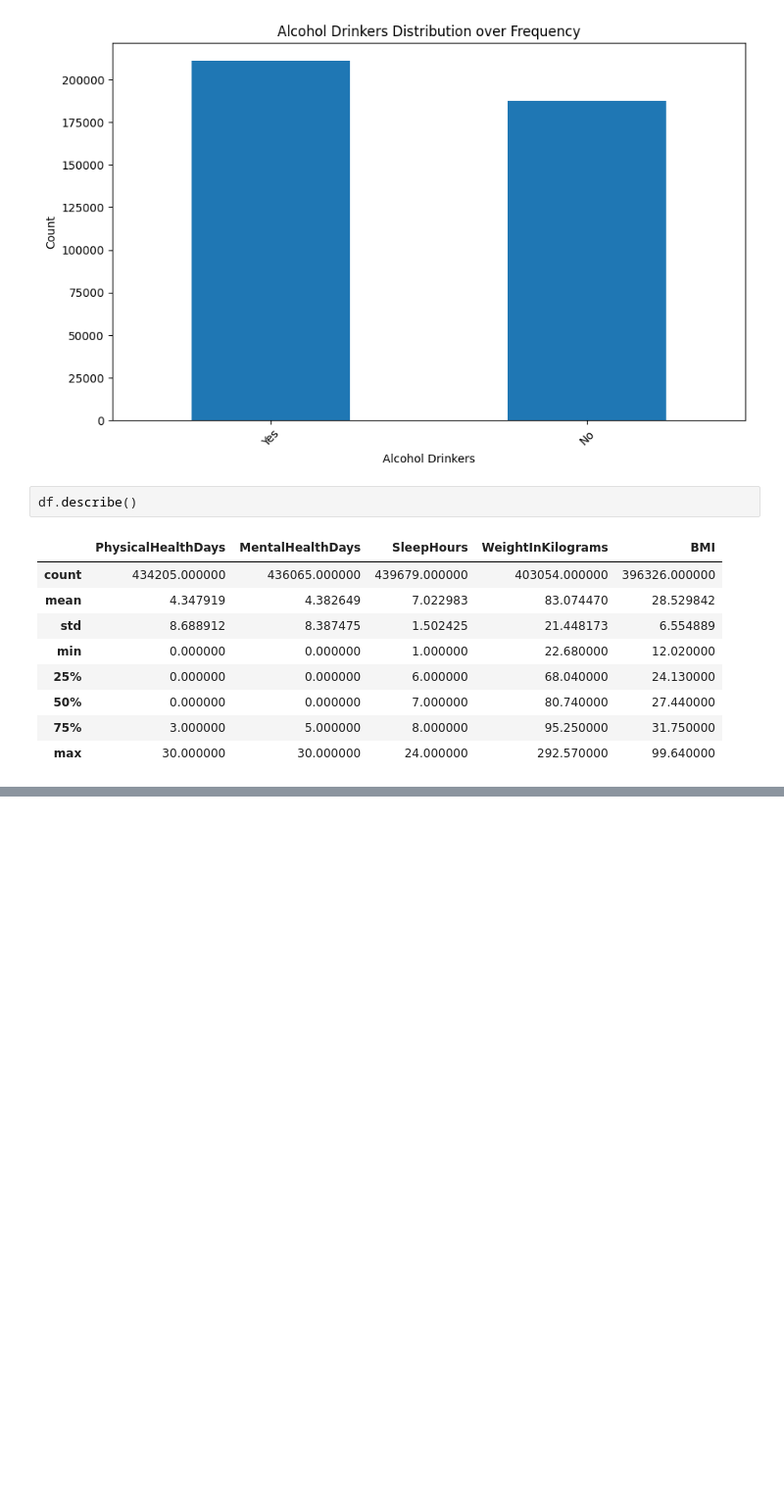
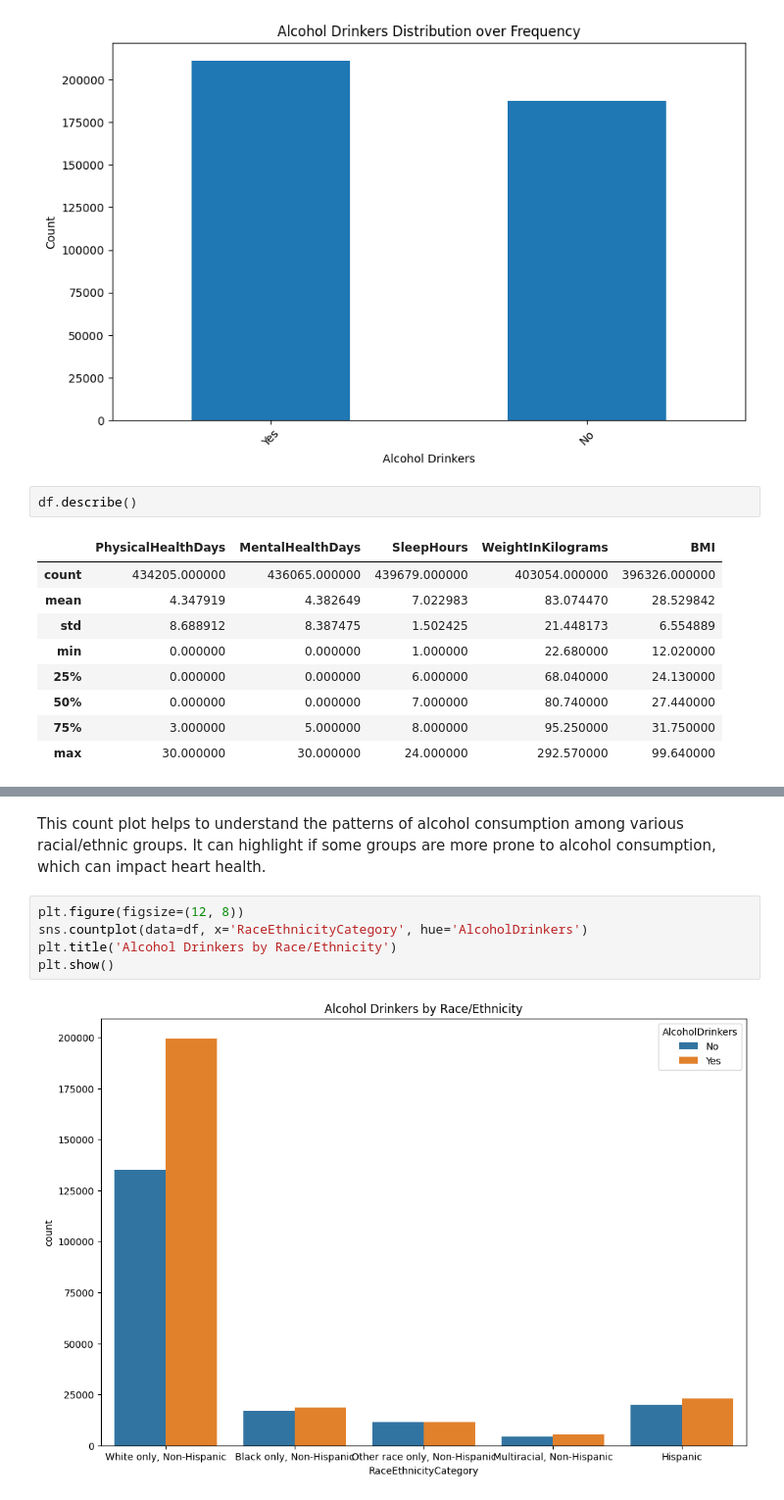
Before and after one commit to RichardKameri/pydata, a Jupyter notebook: heartanalysis.ipynb, the cells around one changed output, grey strips where cells are left out. Shown at 98% size. Drawn from its saved outputs; the diff is of its cells as text; blank space fills up the shorter version.

```diff
--- a/heartanalysis.ipynb
+++ b/heartanalysis.ipynb
@@ -319,0 +366,9 @@ df.describe()
+# %% [markdown]
+This count plot helps to understand the patterns of alcohol consumption among various racial/ethnic groups. It can highlight if some groups are more prone to alcohol consumption, which can impact heart health.
+# %%
+plt.figure(figsize=(12, 8))
+sns.countplot(data=df, x='RaceEthnicityCategory', hue='AlcoholDrinkers')
+plt.title('Alcohol Drinkers by Race/Ethnicity')
+plt.show()
+# %% [output]
+[figure, added]
```
Also changed, not shown: parts of 12 cells of this notebook.
